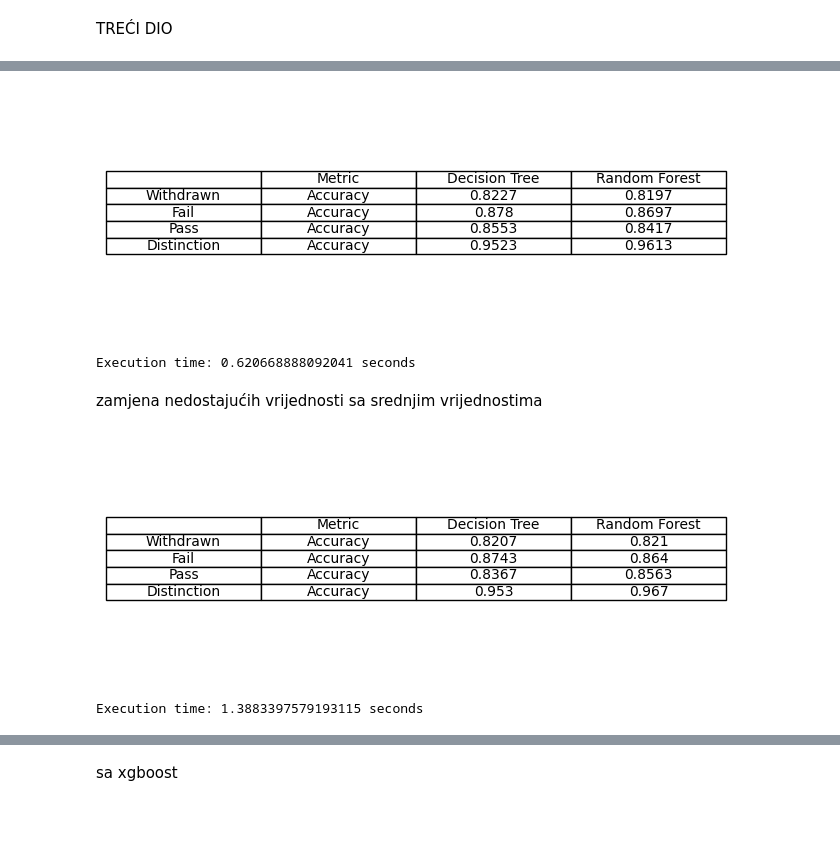
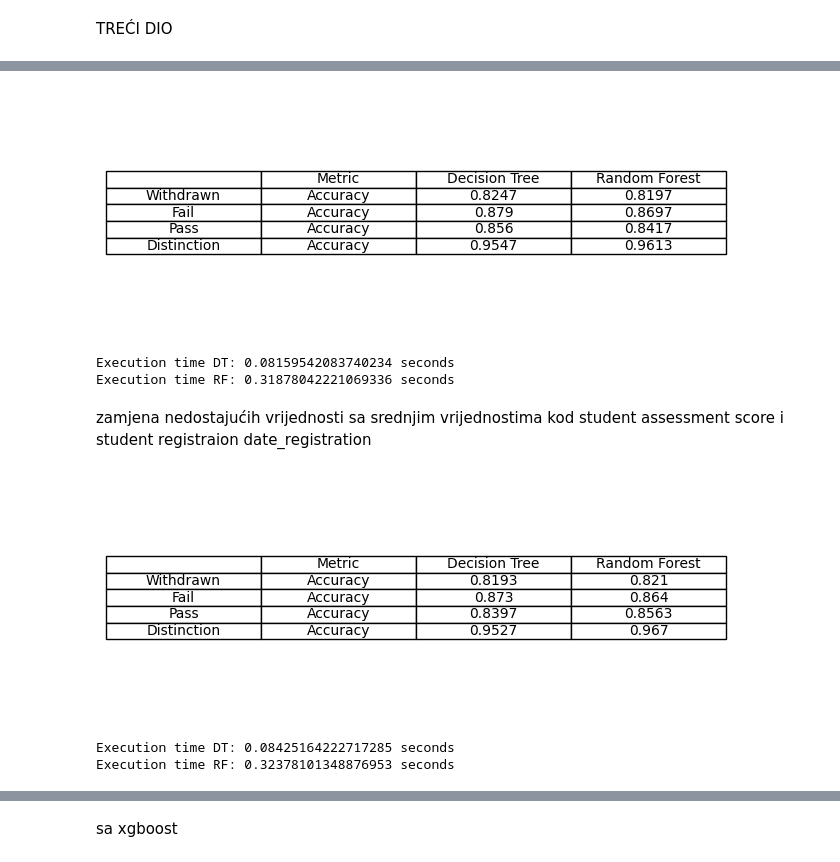
Before and after one commit to antoniamstr1/projekt-uuzop, a Jupyter notebook: treci_dio.ipynb, the cells around one changed output, grey strips where cells are left out. Cells and saved outputs as stored; diff of their text form; code cells hidden in the pictures; blank space fills up the shorter version.

```diff
--- a/treci_dio.ipynb
+++ b/treci_dio.ipynb
@@ -139,5 +152,5 @@ execution_time_1 = end_time - start_time
 # %%
-table3_list = [
+table3_list_original = [
     ['','Metric', 'Decision Tree' ,'Random Forest'],
     ['Withdrawn','Accuracy',Withdrawn['precisionDT'],Withdrawn['precisionRF']],
 
@@ -149,24 +162,26 @@ table3_list = [
 
 ]
 
-for i in range(0, len(table3_list)):
-    for j in range(0, len(table3_list[i])):
-        if type(table3_list[i][j]) != str:
-            table3_list[i][j] = round(table3_list[i][j],4)
+for i in range(0, len(table3_list_original)):
+    for j in range(0, len(table3_list_original[i])):
+        if type(table3_list_original[i][j]) != str:
+            table3_list_original[i][j] = round(table3_list_original[i][j],4)
 
 fig, ax = plt.subplots(figsize=(8, 3))
 
 ax.axis('off')
 
-table = ax.table(cellText=table3_list, loc='center', cellLoc='center', colLabels=None)
+table = ax.table(cellText=table3_list_original, loc='center', cellLoc='center', colLabels=None)
 
 plt.show()
-print(f"Execution time: {execution_time_1} seconds")
+print(f"Execution time DT: {execution_time_1} seconds")
+print(f"Execution time RF: {execution_time_1b} seconds")
 # %% [output]
 [figure]
-Execution time: 0.620668888092041 seconds
+Execution time DT: 0.08159542083740234 seconds
+Execution time RF: 0.31878042221069336 seconds
 # %% [markdown]
-zamjena nedostajućih vrijednosti sa srednjim vrijednostima
+zamjena nedostajućih vrijednosti sa srednjim vrijednostima kod student assessment score i student registraion date_registration
 # %%
 assessments = pd.read_csv("anonymisedData/assessments.csv")
 courses = pd.read_csv("anonymisedData/courses.csv")
@@ -228,40 +243,49 @@ values =['Withdrawn','Fail','Pass','Distinction']
 start_time = time.time()
 for i in values:
    decision_tree(df, i, )
-   random_forest(i, df)
 
 end_time = time.time()
 execution_time_2 = end_time - start_time
+
+start_time_2 = time.time()
+for i in values:
+   random_forest(i, df)
+
+end_time_2 = time.time()
+execution_time_2b = end_time_2 - start_time_2
+execution_time_2 = end_time - start_time
 # %%
-table3_list = [
+table3_list_1= [
     ['','Metric', 'Decision Tree' ,'Random Forest'],
     ['Withdrawn','Accuracy',Withdrawn['precisionDT'],Withdrawn['precisionRF']],
 
 
     ['Fail','Accuracy',Fail['precisionDT'],Fail['precisionRF']],
 
 
     ['Pass','Accuracy',Pass['precisionDT'],Pass['precisionRF']],
 
 
     ['Distinction','Accuracy',Distinction['precisionDT'],Distinction['precisionRF']],
 
 ]
 
-for i in range(0, len(table3_list)):
-    for j in range(0, len(table3_list[i])):
-        if type(table3_list[i][j]) != str:
-            table3_list[i][j] = round(table3_list[i][j],4)
+for i in range(0, len(table3_list_1)):
+    for j in range(0, len(table3_list_1[i])):
+        if type(table3_list_1[i][j]) != str:
+            table3_list_1[i][j] = round(table3_list_1[i][j],4)
 
 fig, ax = plt.subplots(figsize=(8, 3))
 
 ax.axis('off')
 
-table = ax.table(cellText=table3_list, loc='center', cellLoc='center', colLabels=None)
+table = ax.table(cellText=table3_list_1, loc='center', cellLoc='center', colLabels=None)
 
 plt.show()
 
-print(f"Execution time: {execution_time_2} seconds")
+print(f"Execution time DT: {execution_time_2} seconds")
+print(f"Execution time RF: {execution_time_2b} seconds")
 # %% [output]
-[figure, old version]
+[figure, new version]
-Execution time: 1.3883397579193115 seconds
+Execution time DT: 0.08425164222717285 seconds
+Execution time RF: 0.32378101348876953 seconds
```
Also changed, not shown: parts of 30 cells of this notebook.
